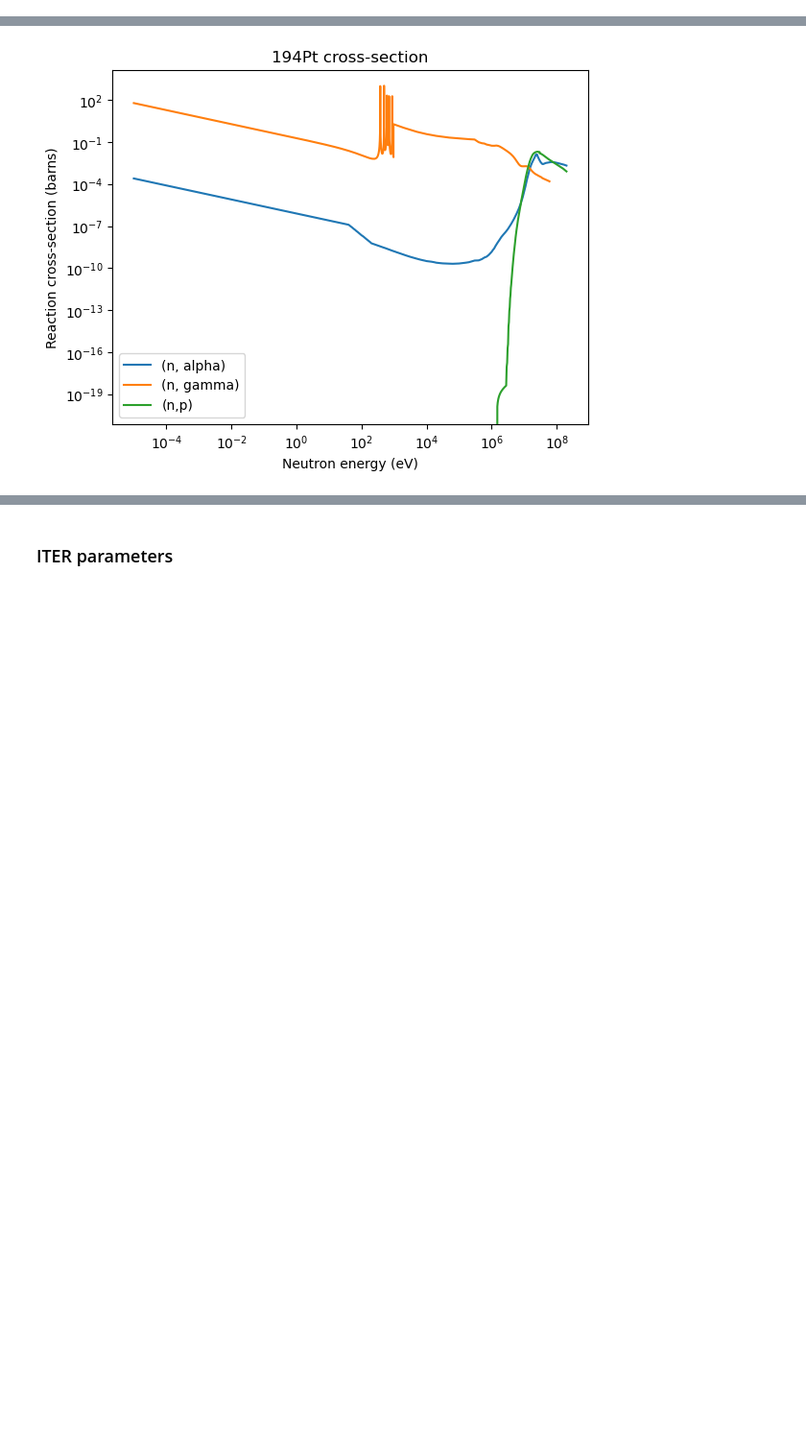
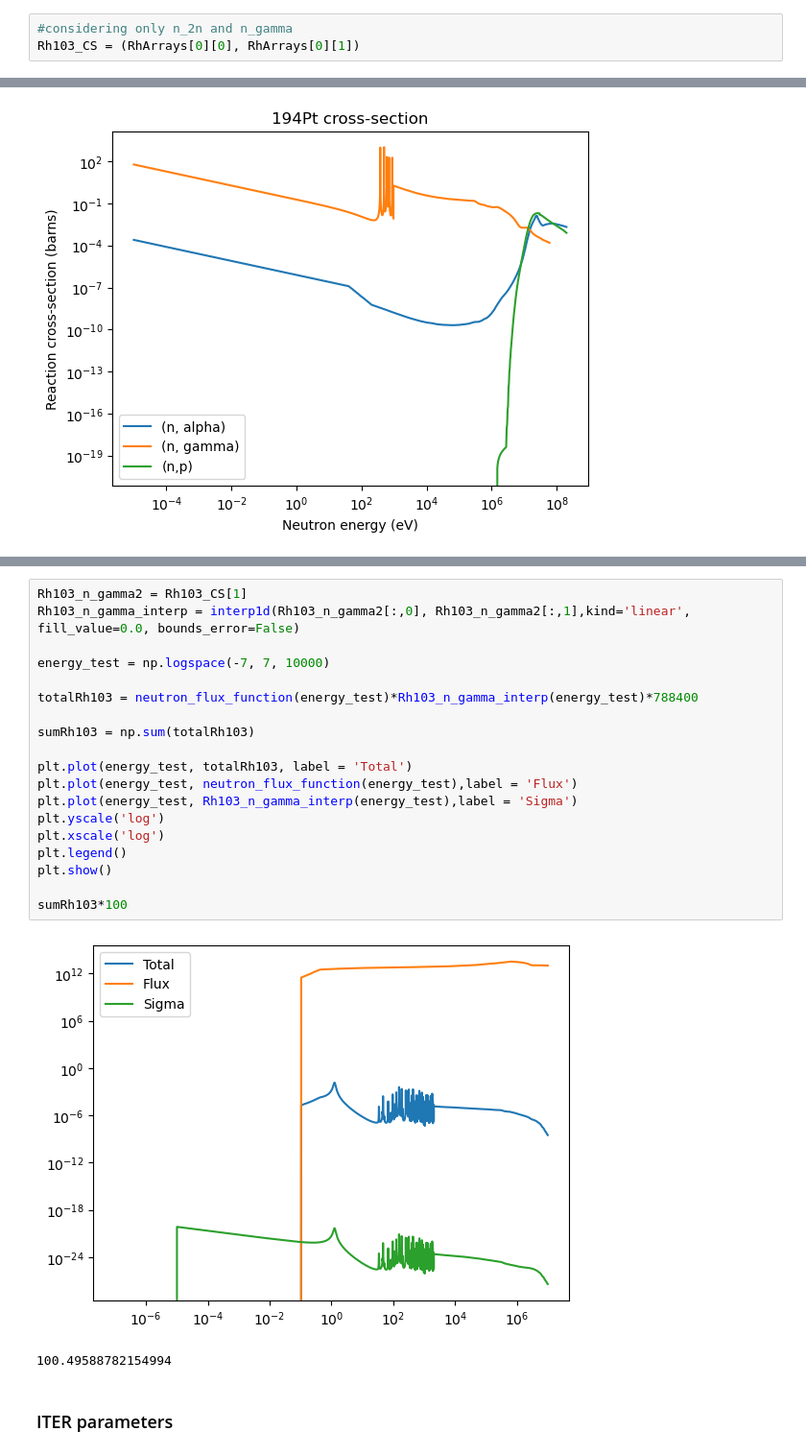
Before and after one commit to tcsousa99/Transmutation-ITER, a Jupyter notebook: pt-transmutation.ipynb, the cells around one changed output, grey strips where cells are left out. Shown at 96% size. Saved outputs shown, nothing was run; the diff lists cells and outputs as text; blank space fills up the shorter version.

```diff
--- a/pt-transmutation.ipynb
+++ b/pt-transmutation.ipynb
@@ -68,0 +68,3 @@ Rh103_CS = (RhArrays[0][0], RhArrays[0][1], RhArrays[0][2], RhArrays[0][3], RhAr
+# %%
+#considering only n_2n and n_gamma
+Rh103_CS = (RhArrays[0][0], RhArrays[0][1])
@@ -144,3 +176,25 @@ plt.show()
+# %%
+Rh103_n_gamma2 = Rh103_CS[1]
+Rh103_n_gamma_interp = interp1d(Rh103_n_gamma2[:,0], Rh103_n_gamma2[:,1],kind='linear', fill_value=0.0, bounds_error=False)
+
+energy_test = np.logspace(-7, 7, 10000)
+
+totalRh103 = neutron_flux_function(energy_test)*Rh103_n_gamma_interp(energy_test)*788400
+
+sumRh103 = np.sum(totalRh103)
+
+plt.plot(energy_test, totalRh103, label = 'Total')
+plt.plot(energy_test, neutron_flux_function(energy_test),label = 'Flux')
+plt.plot(energy_test, Rh103_n_gamma_interp(energy_test),label = 'Sigma')
+plt.yscale('log')
+plt.xscale('log')
+plt.legend()
+plt.show()
+
+sumRh103*100
+# %% [output]
+[figure, added]
+100.49588782154994
 # %% [markdown]
 ### ITER parameters
 # %%
```
Also changed, not shown: parts of 27 cells of this notebook, 2 other files.
